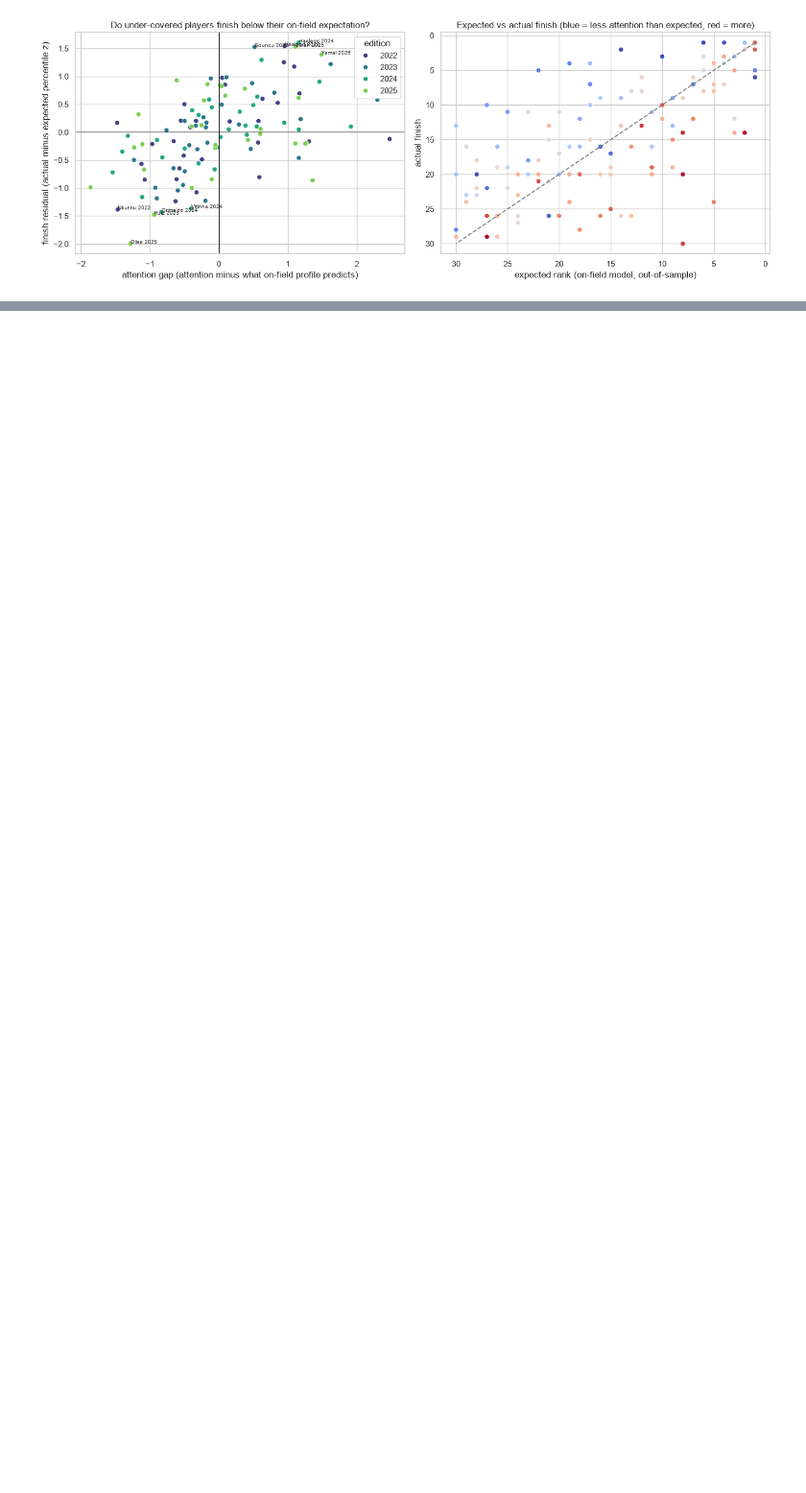
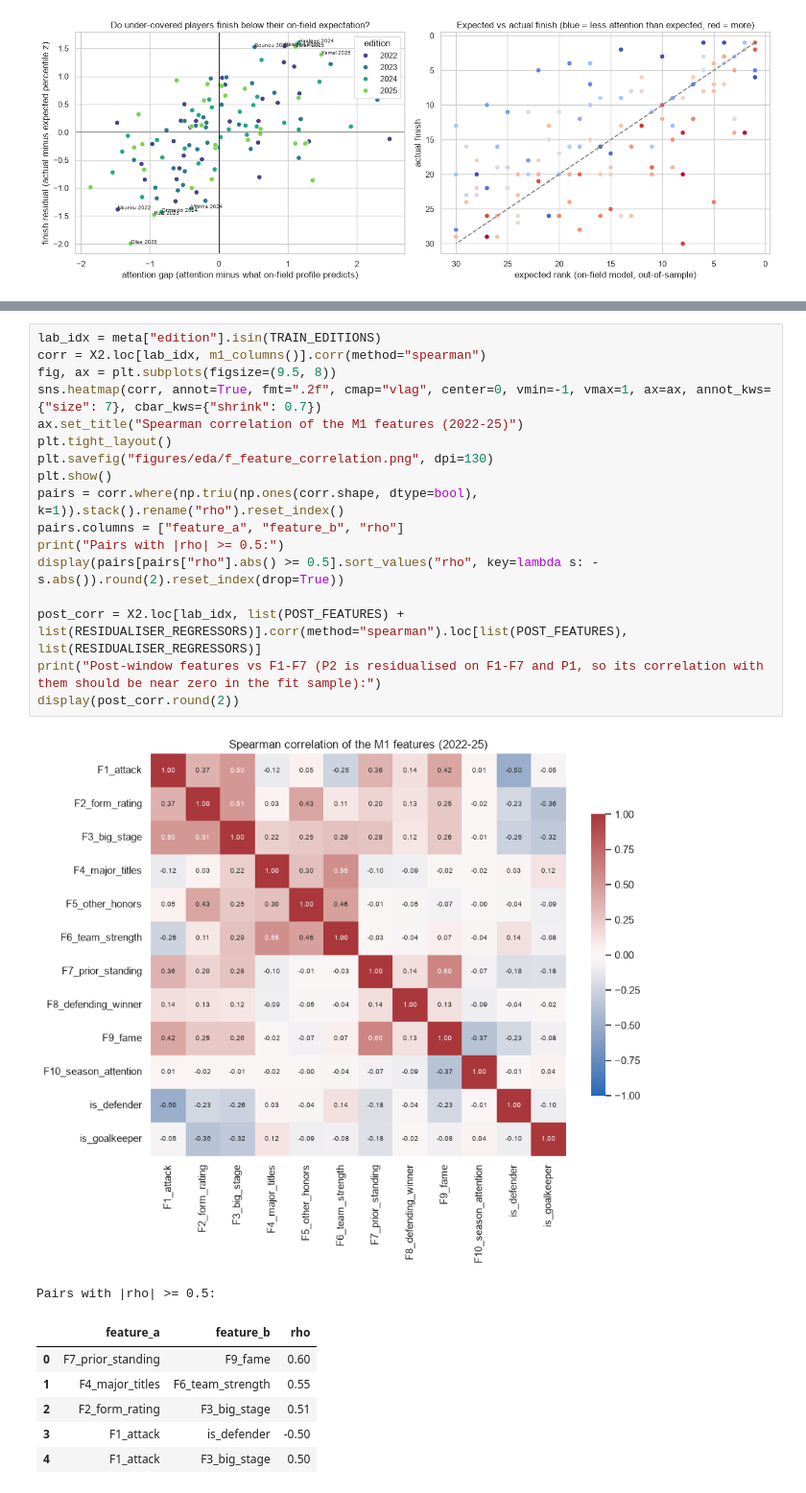
Before and after one commit to AswathKarthik10/predicting-the-ballon-dor, a Jupyter notebook: ballon_dor_2026.ipynb, the cells around one changed output, grey strips where cells are left out. Shown at 96% size. Drawn from its saved outputs; the diff is of its cells as text; blank space fills up the shorter version.

```diff
--- a/ballon_dor_2026.ipynb
+++ b/ballon_dor_2026.ipynb
@@ -1652,0 +1818,26 @@ plt.show()
+# %%
+lab_idx = meta["edition"].isin(TRAIN_EDITIONS)
+corr = X2.loc[lab_idx, m1_columns()].corr(method="spearman")
+fig, ax = plt.subplots(figsize=(9.5, 8))
+sns.heatmap(corr, annot=True, fmt=".2f", cmap="vlag", center=0, vmin=-1, vmax=1, ax=ax, annot_kws={"size": 7}, cbar_kws={"shrink": 0.7})
+ax.set_title("Spearman correlation of the M1 features (2022-25)")
+plt.tight_layout()
+plt.savefig("figures/eda/f_feature_correlation.png", dpi=130)
+plt.show()
+pairs = corr.where(np.triu(np.ones(corr.shape, dtype=bool), k=1)).stack().rename("rho").reset_index()
+pairs.columns = ["feature_a", "feature_b", "rho"]
+print("Pairs with |rho| >= 0.5:")
+display(pairs[pairs["rho"].abs() >= 0.5].sort_values("rho", key=lambda s: -s.abs()).round(2).reset_index(drop=True))
+
+post_corr = X2.loc[lab_idx, list(POST_FEATURES) + list(RESIDUALISER_REGRESSORS)].corr(method="spearman").loc[list(POST_FEATURES), list(RESIDUALISER_REGRESSORS)]
+print("Post-window features vs F1-F7 (P2 is residualised on F1-F7 and P1, so its correlation with them should be near zero in the fit sample):")
+display(post_corr.round(2))
+# %% [output]
+[figure, added]
+Pairs with |rho| >= 0.5:
+|  | feature_a | feature_b | rho |
+| 0 | F7_prior_standing | F9_fame | 0.60 |
+| 1 | F4_major_titles | F6_team_strength | 0.55 |
+| 2 | F2_form_rating | F3_big_stage | 0.51 |
+| 3 | F1_attack | is_defender | -0.50 |
+| 4 | F1_attack | F3_big_stage | 0.50 |
```
Also changed, not shown: parts of 17 cells of this notebook, 11 other files.
